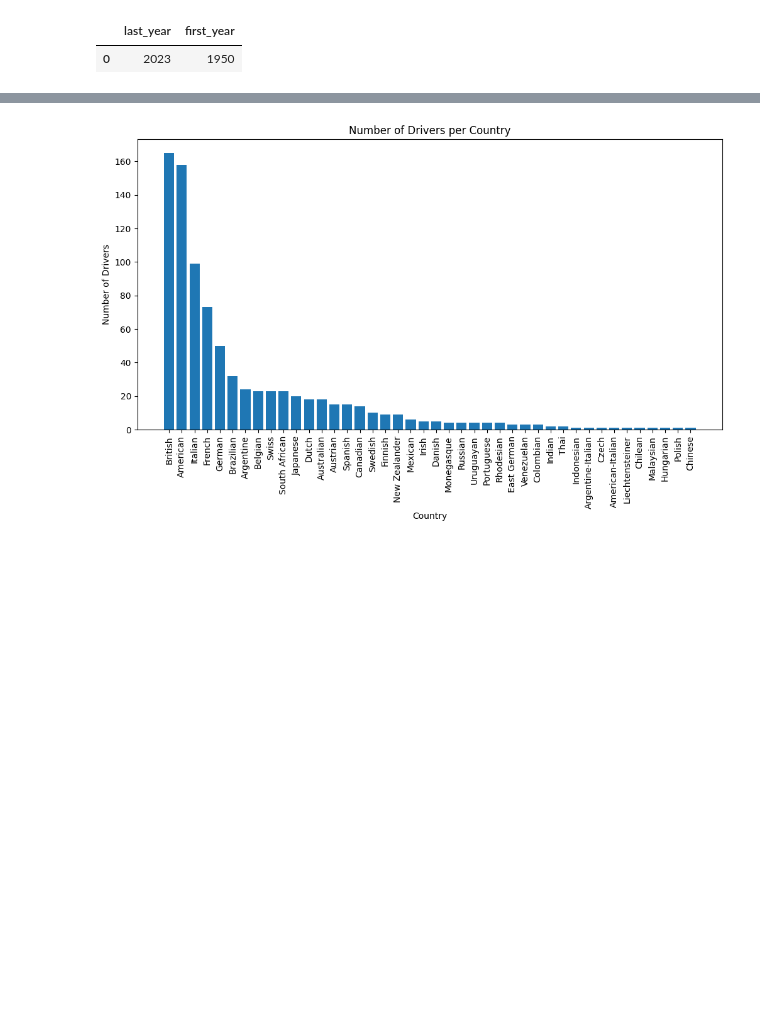
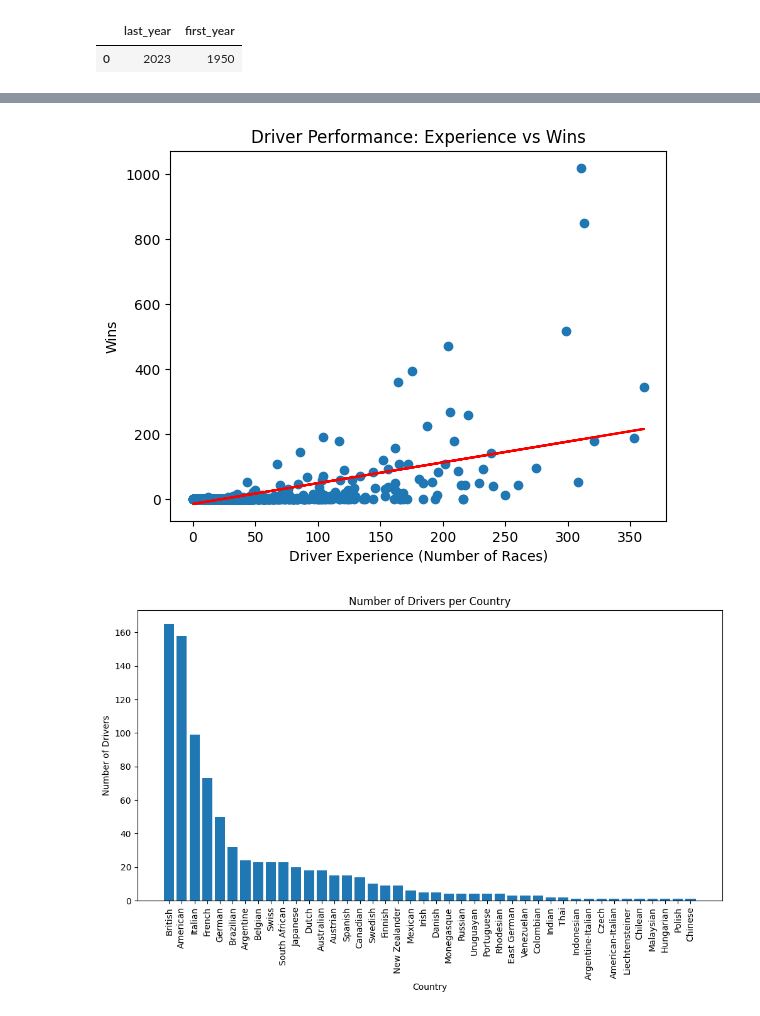
Before and after one commit to NateHu203/qtm151spring2023, a Jupyter notebook: final_project/final_project.ipynb, the cells around one changed output, grey strips where cells are left out. Cells and saved outputs as stored; diff of their text form; code cells hidden in the pictures; blank space fills up the shorter version.

```diff
--- a/final_project/final_project.ipynb
+++ b/final_project/final_project.ipynb
@@ -74,3 +145,29 @@ pd.read_sql(text("SELECT MAX(year) AS last_year, MIN(year) AS first_year \
+# %%
+driver_performance = (drivers_merge_2[['wins','driverId']]
+                    .groupby('driverId')
+                    .sum().reset_index())
+driver_performance['driver_experience'] = (drivers_merge_2[['raceId','driverId']]
+                                       .groupby('driverId').nunique().values)
+
+plt.scatter(driver_performance['driver_experience'], driver_performance['wins'])
+plt.xlabel('Driver Experience (Number of Races)')
+plt.ylabel('Wins')
+plt.title('Driver Performance: Experience vs Wins')
+
+# Fit best-fit line using OLS regression
+model = smf.ols(formula='wins ~ driver_experience', data=driver_performance)
+results = model.fit()
+
+# Get estimated intercept and slope
+b0, b1 = results.params
+
+# Add best-fit line to scatter plot
+x = driver_performance['driver_experience']
+y = b0 + b1 * x
+plt.plot(x, y, color='red')
+plt.show()
+# %% [output]
+[figure, added]
 # %%
 driver_counts = drivers["nationality"].value_counts()
 plt.figure(figsize=(12, 6))
```
Also changed, not shown: parts of 9 cells of this notebook.
